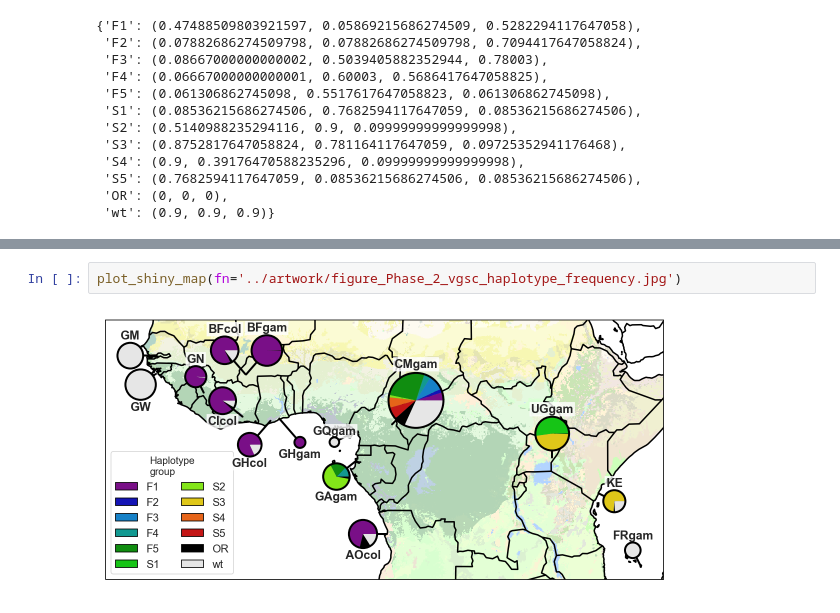
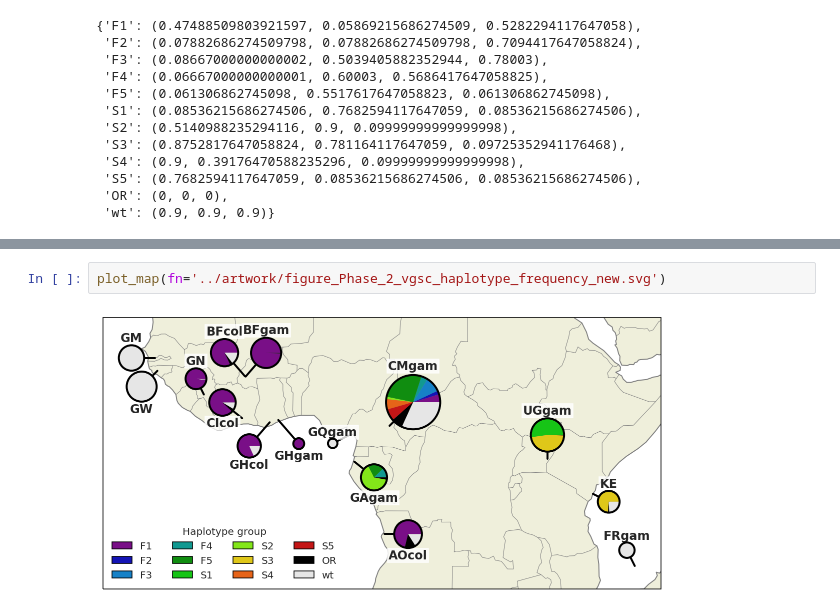
Before and after one commit to malariagen/ag1000g-phase2-vgsc-report, a Jupyter notebook: notebooks/artwork_Phase_2_vgsc_hapfreq.ipynb, the cells around one changed output, grey strips where cells are left out. Cells and saved outputs as stored; diff of their text form.

Commit message:
new figure produced

```diff
--- a/notebooks/artwork_Phase_2_vgsc_hapfreq.ipynb
+++ b/notebooks/artwork_Phase_2_vgsc_hapfreq.ipynb
@@ -668,4 +391,4 @@ def plot_shiny_map(fn=None, dpi=150):
-# %%
-plot_shiny_map(fn='../artwork/figure_Phase_2_vgsc_haplotype_frequency.jpg')
-# %% [output]
-[figure, removed]
+# %%
+plot_map(fn='../artwork/figure_Phase_2_vgsc_haplotype_frequency_new.svg')
+# %% [output]
+[figure, added]
```
Also changed, not shown: parts of 62 cells of this notebook, 5 other files.
